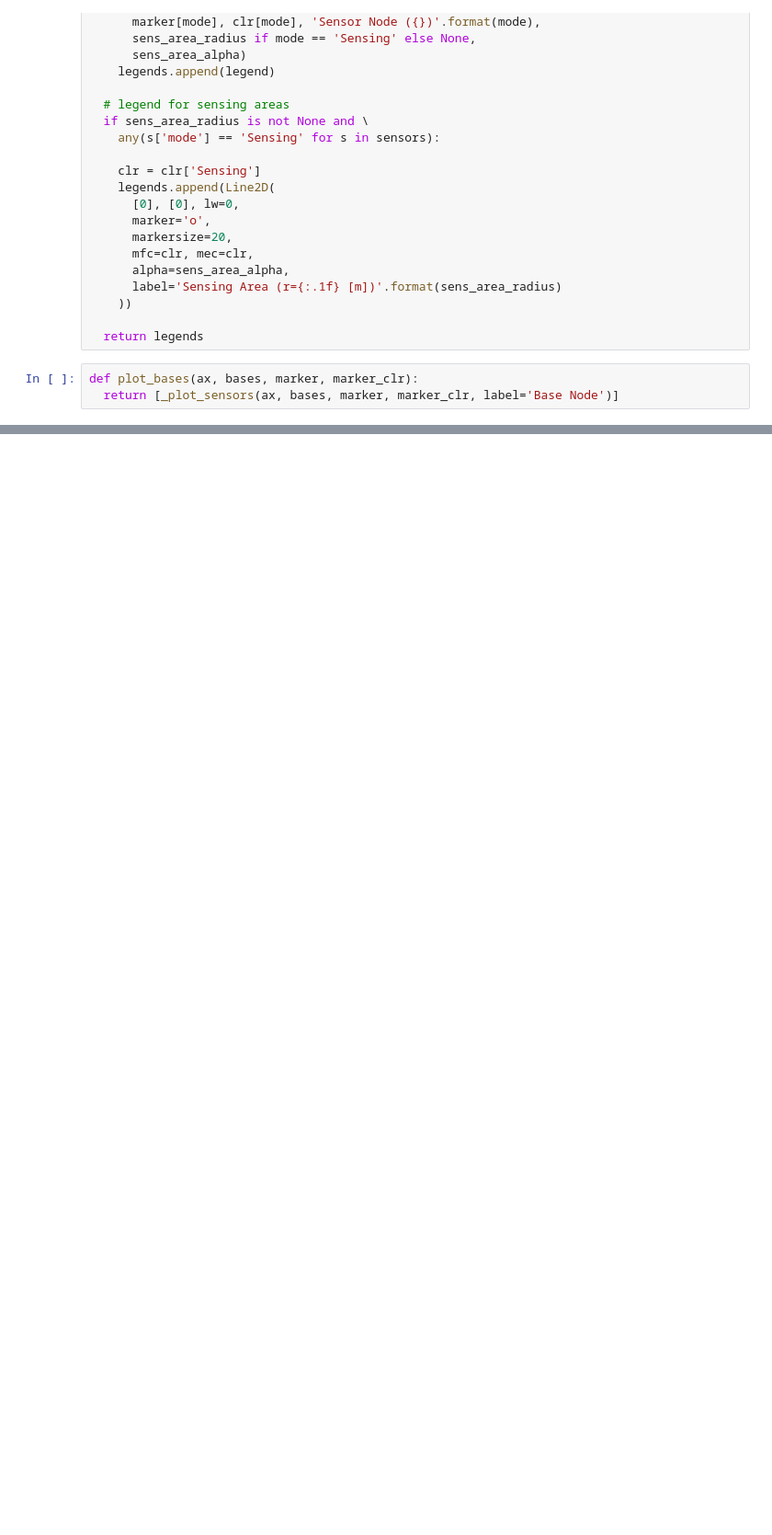
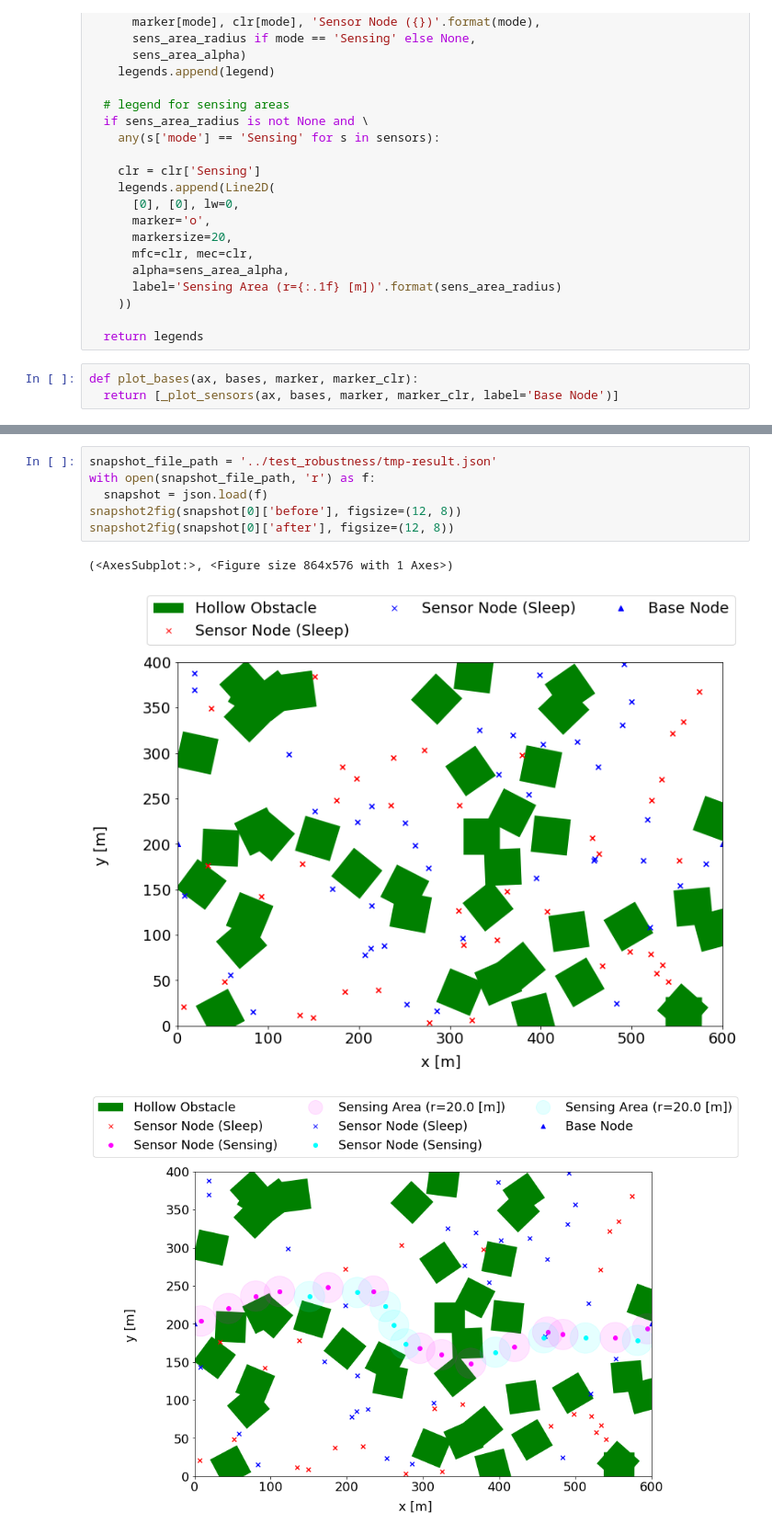
Before and after one commit to denrikialien/bss-expr, a Jupyter notebook: src/plot_field.ipynb, the cells around one changed output, grey strips where cells are left out. Shown at 92% size. Drawn from its saved outputs; the diff is of its cells as text; blank space fills up the shorter version.

```diff
--- a/src/plot_field.ipynb
+++ b/src/plot_field.ipynb
@@ -173,0 +180,10 @@ snapshot2fig(snapshot[0]['after'], figsize=(10, 10))
+# %%
+snapshot_file_path = '../test_robustness/tmp-result.json'
+with open(snapshot_file_path, 'r') as f:
+  snapshot = json.load(f)
+snapshot2fig(snapshot[0]['before'], figsize=(12, 8))
+snapshot2fig(snapshot[0]['after'], figsize=(12, 8))
+# %% [output]
+(<AxesSubplot:>, <Figure size 864x576 with 1 Axes>)
+[figure, added]
+[figure, added]
```
Also changed, not shown: parts of 6 cells of this notebook, 25 other files.
